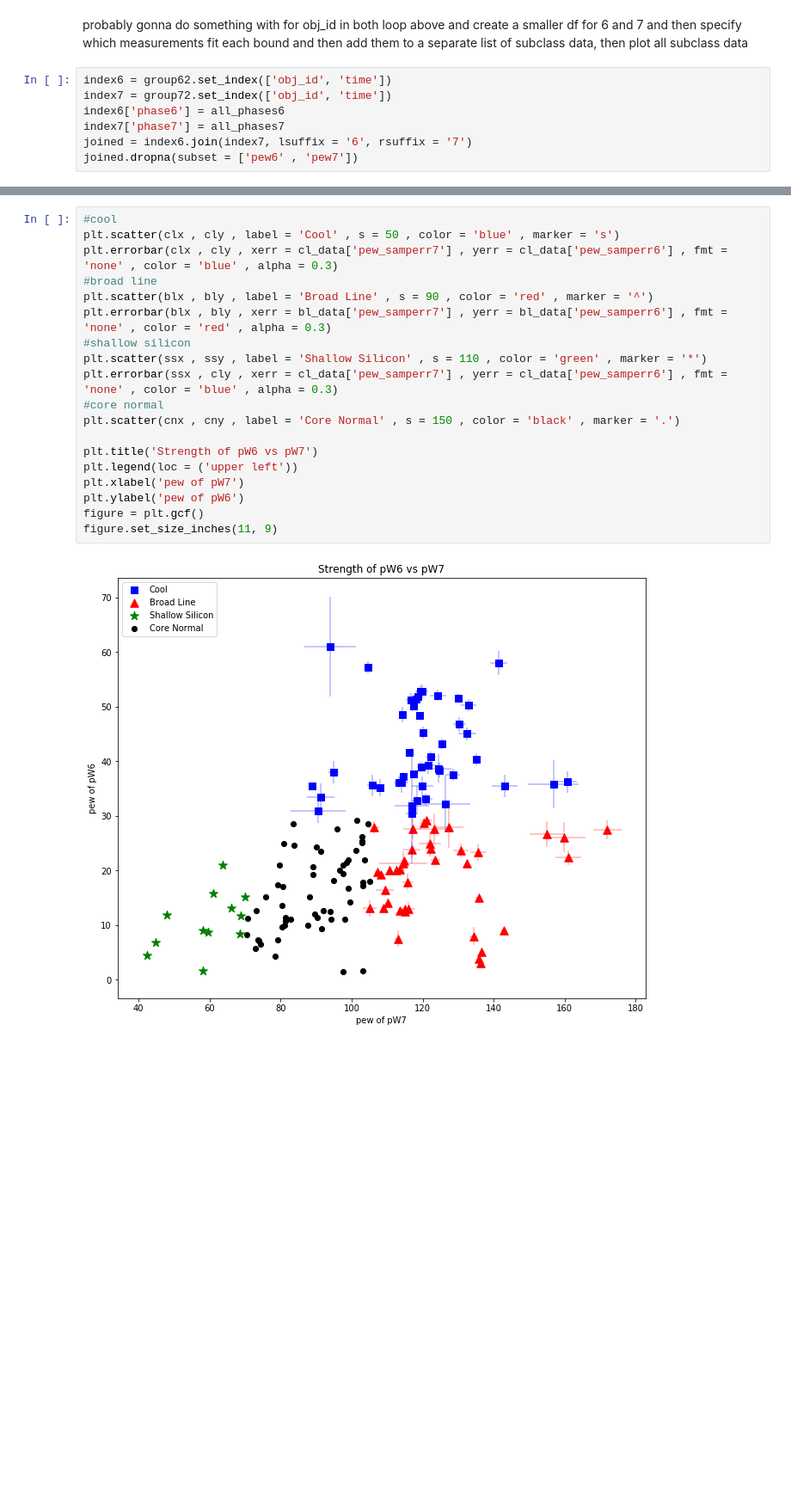
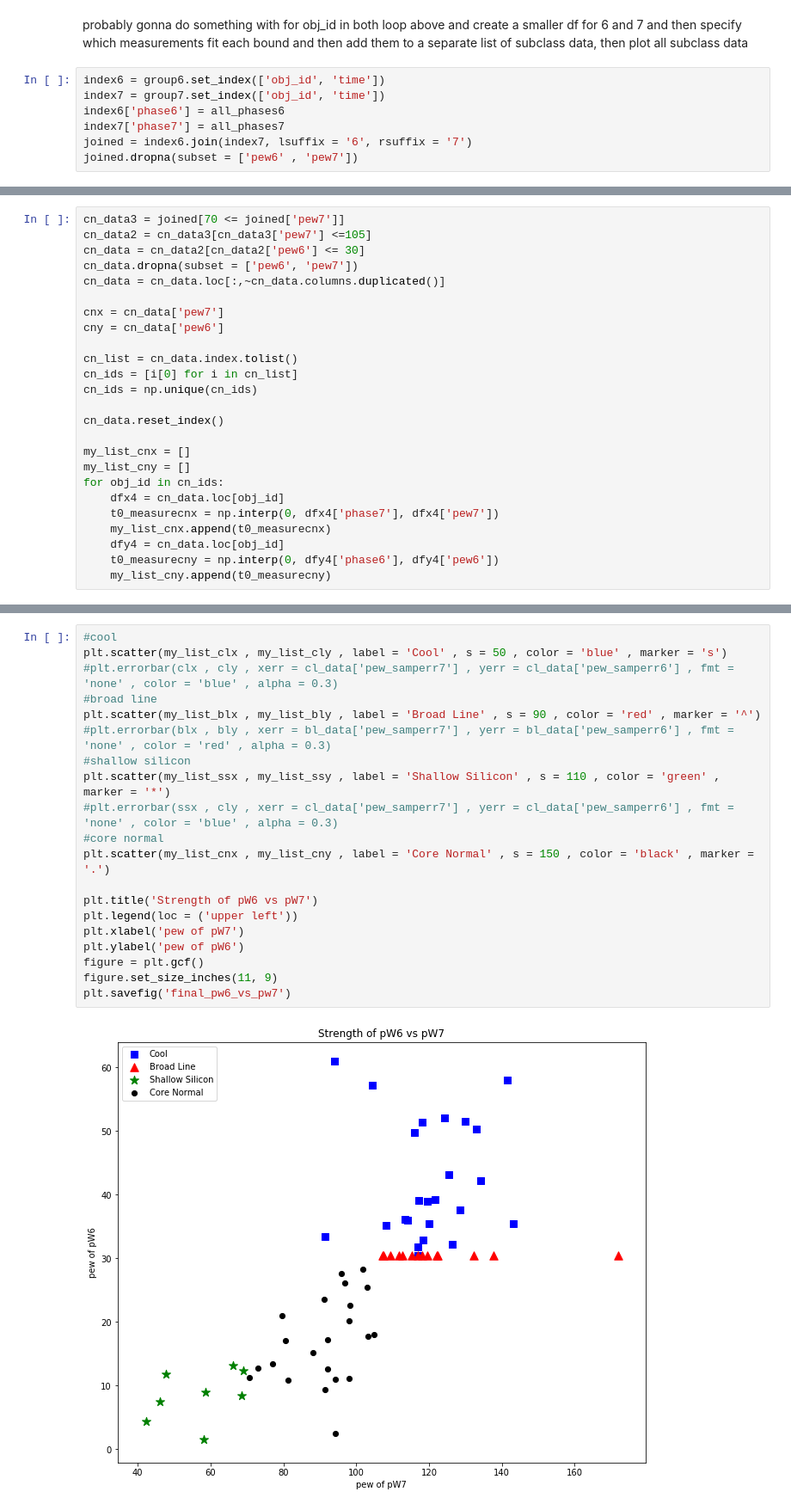
Before and after one commit to mwvgroup/SN-Spectral-Evolution, a Jupyter notebook: notebooks/branch_class_final.ipynb, the cells around one changed output, grey strips where cells are left out. Shown at 86% size. Drawn from its saved outputs; the diff is of its cells as text; blank space fills up the shorter version.

Commit message:
final (messy) code and classification plot

```diff
--- a/notebooks/branch_class_final.ipynb
+++ b/notebooks/branch_class_final.ipynb
@@ -210,8 +195,8 @@ CN SNe: 70 <= pW7 (Si ii 6355) <= 105 Å and pW6 (Si ii 5972) <= 30 Å.
 # %% [markdown]
 probably gonna do something with for obj_id in both loop above and create a smaller df for 6 and 7 and then specify which measurements fit each bound and then add them to a separate list of subclass data, then plot all subclass data
 # %%
-index6 = group62.set_index(['obj_id', 'time'])
-index7 = group72.set_index(['obj_id', 'time'])
+index6 = group6.set_index(['obj_id', 'time'])
+index7 = group7.set_index(['obj_id', 'time'])
 index6['phase6'] = all_phases6
 index7['phase7'] = all_phases7
 joined = index6.join(index7, lsuffix = '6', rsuffix = '7')
@@ -271,0 +294,25 @@ KeyError: 'obj_id'
+# %%
+cn_data3 = joined[70 <= joined['pew7']]
+cn_data2 = cn_data3[cn_data3['pew7'] <=105]
+cn_data = cn_data2[cn_data2['pew6'] <= 30]
+cn_data.dropna(subset = ['pew6', 'pew7'])
+cn_data = cn_data.loc[:,~cn_data.columns.duplicated()]
+
+cnx = cn_data['pew7']
+cny = cn_data['pew6']
+
+cn_list = cn_data.index.tolist()
+cn_ids = [i[0] for i in cn_list]
+cn_ids = np.unique(cn_ids)
+
+cn_data.reset_index()
+
+my_list_cnx = []
+my_list_cny = []
+for obj_id in cn_ids:
+    dfx4 = cn_data.loc[obj_id]
+    t0_measurecnx = np.interp(0, dfx4['phase7'], dfx4['pew7'])
+    my_list_cnx.append(t0_measurecnx)
+    dfy4 = cn_data.loc[obj_id]
+    t0_measurecny = np.interp(0, dfy4['phase6'], dfy4['pew6'])
+    my_list_cny.append(t0_measurecny)
@@ -272,21 +326,22 @@ KeyError: 'obj_id'
 # %%
 #cool
-plt.scatter(clx , cly , label = 'Cool' , s = 50 , color = 'blue' , marker = 's')
-plt.errorbar(clx , cly , xerr = cl_data['pew_samperr7'] , yerr = cl_data['pew_samperr6'] , fmt = 'none' , color = 'blue' , alpha = 0.3)
+plt.scatter(my_list_clx , my_list_cly , label = 'Cool' , s = 50 , color = 'blue' , marker = 's')
+#plt.errorbar(clx , cly , xerr = cl_data['pew_samperr7'] , yerr = cl_data['pew_samperr6'] , fmt = 'none' , color = 'blue' , alpha = 0.3)
 #broad line
-plt.scatter(blx , bly , label = 'Broad Line' , s = 90 , color = 'red' , marker = '^')
-plt.errorbar(blx , bly , xerr = bl_data['pew_samperr7'] , yerr = bl_data['pew_samperr6'] , fmt = 'none' , color = 'red' , alpha = 0.3)
+plt.scatter(my_list_blx , my_list_bly , label = 'Broad Line' , s = 90 , color = 'red' , marker = '^')
+#plt.errorbar(blx , bly , xerr = bl_data['pew_samperr7'] , yerr = bl_data['pew_samperr6'] , fmt = 'none' , color = 'red' , alpha = 0.3)
 #shallow silicon
-plt.scatter(ssx , ssy , label = 'Shallow Silicon' , s = 110 , color = 'green' , marker = '*')
-plt.errorbar(ssx , cly , xerr = cl_data['pew_samperr7'] , yerr = cl_data['pew_samperr6'] , fmt = 'none' , color = 'blue' , alpha = 0.3)
+plt.scatter(my_list_ssx , my_list_ssy , label = 'Shallow Silicon' , s = 110 , color = 'green' , marker = '*')
+#plt.errorbar(ssx , cly , xerr = cl_data['pew_samperr7'] , yerr = cl_data['pew_samperr6'] , fmt = 'none' , color = 'blue' , alpha = 0.3)
 #core normal
-plt.scatter(cnx , cny , label = 'Core Normal' , s = 150 , color = 'black' , marker = '.')
+plt.scatter(my_list_cnx , my_list_cny , label = 'Core Normal' , s = 150 , color = 'black' , marker = '.')
 
 plt.title('Strength of pW6 vs pW7')
 plt.legend(loc = ('upper left'))
 plt.xlabel('pew of pW7')
 plt.ylabel('pew of pW6')
 figure = plt.gcf()
 figure.set_size_inches(11, 9)
+plt.savefig('final_pw6_vs_pw7')
 # %% [output]
-[figure, old version]
+[figure, new version]
```
Also changed, not shown: parts of 8 cells of this notebook, 1 other file.
